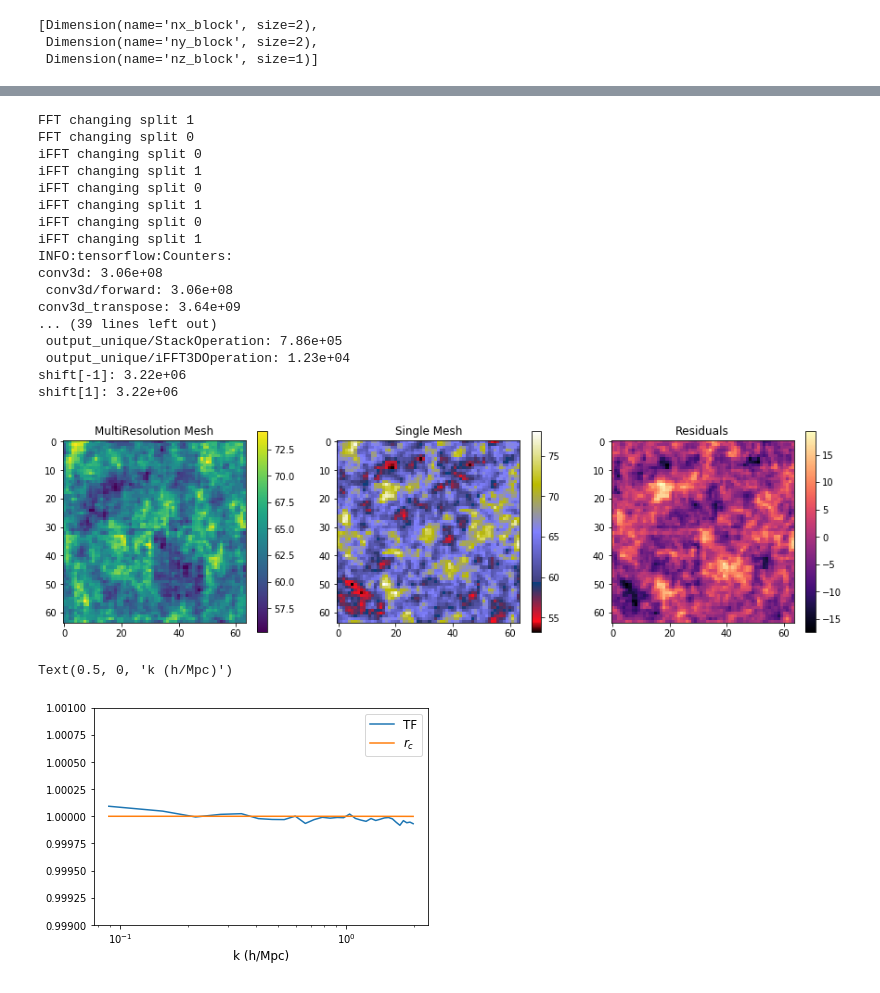
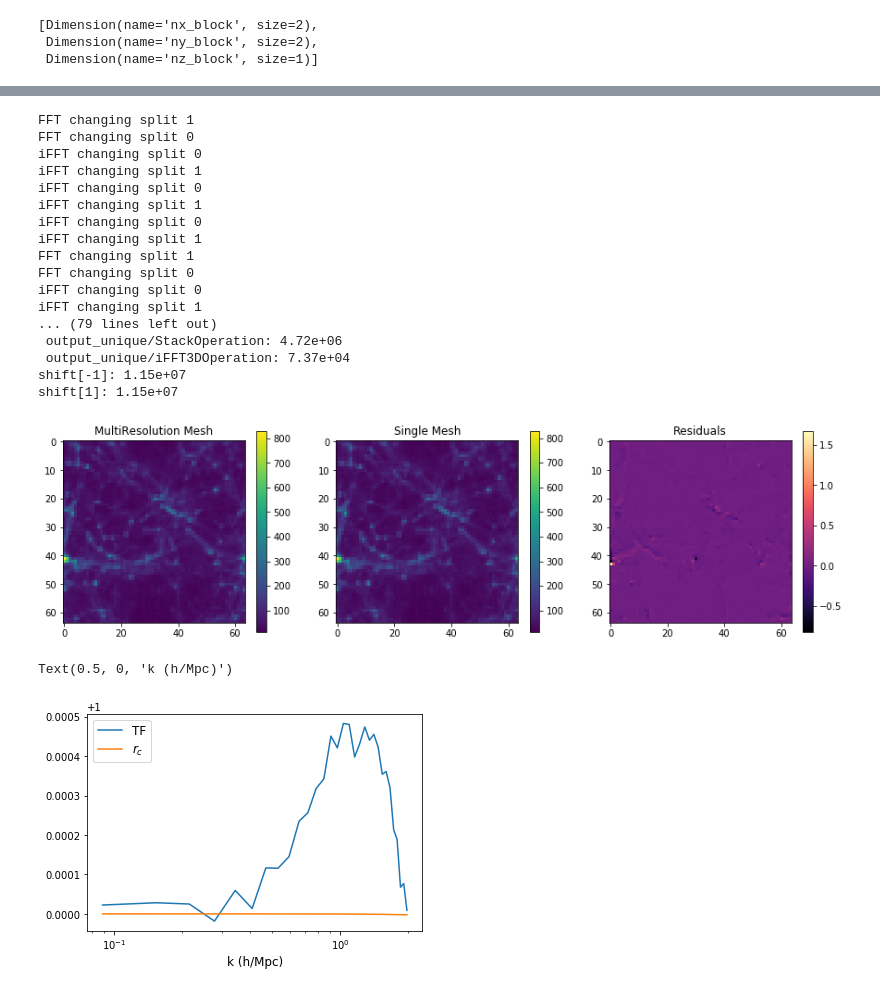
Before and after one commit to DifferentiableUniverseInitiative/flowpm, a Jupyter notebook: notebooks/demo_Mesh_Nbody-MultiGrid-local.ipynb, the cells around one changed output, grey strips where cells are left out. Cells and saved outputs as stored; diff of their text form; code cells hidden in the pictures.

```diff
--- a/notebooks/demo_Mesh_Nbody-MultiGrid-local.ipynb
+++ b/notebooks/demo_Mesh_Nbody-MultiGrid-local.ipynb
@@ -157,7 +157,8 @@ initial_conditions = flowpm.linear_field(nc,          # size of the cube
                                          boxsize,     # Physical size of the cube
                                          ipklin,      # Initial powerspectrum
                                          batch_size=batch_size)
-initc = tf.reshape(initial_conditions, [1, 2, 2, 1, nc//2, nc//2, nc])
+initc = tf.reshape(initial_conditions, [1, 2, nc//2, 2, nc//2, 1, nc])
+initc = tf.transpose(initc, [0, 1, 3, 5, 2, 4, 6])
 
 field = mtf.import_tf_tensor(mesh, initc, shape=hr_shape)
 
@@ -194,6 +192,6 @@ Tensor[FFT3D:0, Shape[batch=1, ty_lr=16, tz_lr=16, tx_lr=16], <dtype: 'complex64
 # %%
 # Here we can run our nbody
-final_state = state # fpm.nbody(state, stages, lr_shape, hr_shape, k_dims, kv_lr, kv_hr, halo_size, downsampling_factor=downsampling_factor)
+final_state = fpm.nbody(state, stages, lr_shape, hr_shape, k_dims, kv_lr, kv_hr, halo_size, downsampling_factor=downsampling_factor)
 # %%
 # paint the field
 final_field = mtf.zeros(mesh, shape=hr_shape)
@@ -238,19 +236,19 @@ iFFT changing split 0
 iFFT changing split 1
 iFFT changing split 0
 iFFT changing split 1
-INFO:tensorflow:Counters:
-conv3d: 3.06e+08
- conv3d/forward: 3.06e+08
-conv3d_transpose: 3.64e+09
-... (39 lines left out)
- output_unique/StackOperation: 7.86e+05
- output_unique/iFFT3DOperation: 1.23e+04
-shift[-1]: 3.22e+06
-shift[1]: 3.22e+06
+FFT changing split 1
+FFT changing split 0
+iFFT changing split 0
+iFFT changing split 1
+... (79 lines left out)
+ output_unique/StackOperation: 4.72e+06
+ output_unique/iFFT3DOperation: 7.37e+04
+shift[-1]: 1.15e+07
+shift[1]: 1.15e+07
 # %%
 # Compute evolution of the field using standard FlowPM
 state = flowpm.lpt_init(initial_conditions, a0=0.1,order=1)
-final_state = state# flowpm.nbody(state,  stages, nc)
+final_state =  flowpm.nbody(state,  stages, nc)
 tfinal_field = flowpm.cic_paint(tf.zeros_like(initial_conditions), final_state[0])
 # %%
 # with tf.Session("grpc://localhost:2222") as sess:
@@ -263,17 +261,17 @@ with tf.Session("grpc://localhost:8488") as sess:
 # %%
 figure(figsize=(15,4))
 subplot(131)
 imshow((fin)[0,].sum(axis=2)); colorbar();
 title('MultiResolution Mesh')
 subplot(132)
-imshow(fin_ref[0,].sum(axis=2),cmap='gist_stern'); colorbar();
+imshow(fin_ref[0,].sum(axis=2)); colorbar();
 title('Single Mesh')
 subplot(133)
 imshow((fin_ref - fin)[0,].sum(axis=2),cmap='magma'); colorbar();
 title('Residuals')
 savefig('figname.png',  transparent=False)
 # %% [output]
-[figure, old version]
+[figure, new version]
 # %%
 from nbodykit.lab import *
 from nbodykit import setup_logging, style
@@ -286,12 +284,12 @@ pkf = FFTPower(pm.create(mode='real', value=fin), mode='1d').power['power']
 pkfref = FFTPower(pm.create(mode='real', value=fin_ref), mode='1d').power['power']
 pkx = FFTPower(pm.create(mode='real', value=fin), second=pm.create(mode='real', value=fin_ref), mode='1d').power['power']
 # %%
-plt.plot(k, pkf/pkfref, label='TF')
+plt.plot(k, (pkf/pkfref), label='TF')
 plt.plot(k, pkx/(pkfref*pkf)**0.5, label='$r_c$')
 plt.semilogx()
-plt.ylim(0.999, 1.001)
+#plt.ylim(0.980, 1.02)
 plt.legend(fontsize=12)
 plt.xlabel('k (h/Mpc)', fontsize=12)
 # %% [output]
 Text(0.5, 0, 'k (h/Mpc)')
-[figure, old version]
+[figure, new version]
```
Also changed, not shown: parts of 1 cell of this notebook, 1 other file.
